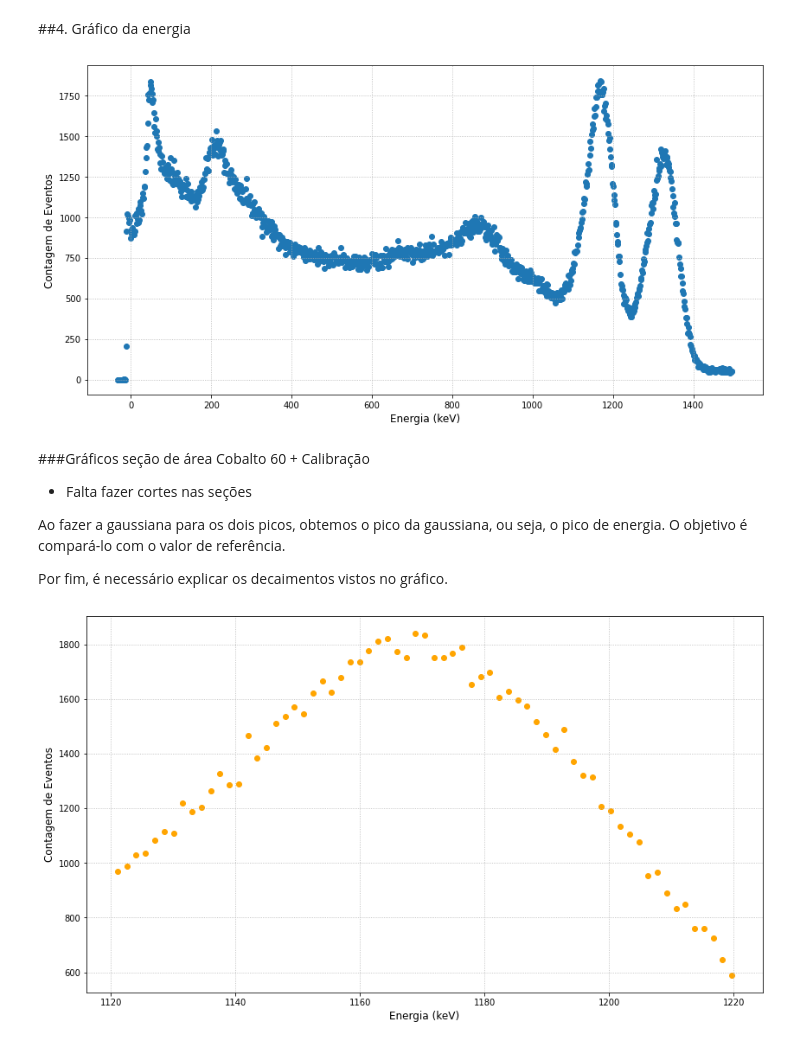
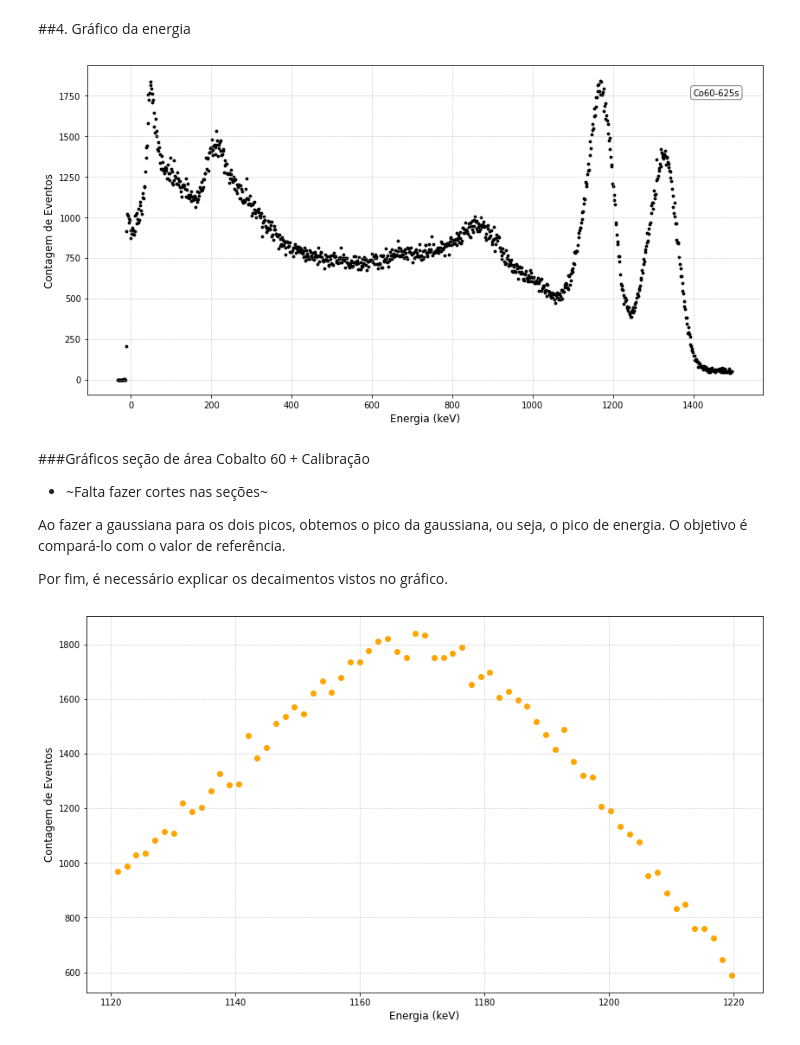
Before and after one commit to goulartsursula/DisciplinasUERJ, a Jupyter notebook: Estrutura da Materia 2/EspectroscopiaEmissoesGama.ipynb, the cells around one changed output. Cells and saved outputs as stored; diff of their text form; code cells hidden in the pictures.

```diff
--- a/Estrutura da Materia 2/EspectroscopiaEmissoesGama.ipynb
+++ b/Estrutura da Materia 2/EspectroscopiaEmissoesGama.ipynb
@@ -221,21 +238,21 @@ plt.grid(linestyle='dotted')
 # %%
 dataCo60 = pd.read_table('http://dfnae.fis.uerj.br/twiki/pub/DFNAE/EstruturaII/Co60-625s.tsv', skiprows=21)
 dataCo60['Energy'] = coef[0]*dataCo60['Channel'] + coef[1]
 
-fig = plt.subplots(figsize=(14,7))
-plt.scatter(dataCo60['Energy'], dataCo60['Counts'])
+fig, ax = plt.subplots(figsize=(14,7))
+plt.scatter(dataCo60['Energy'], dataCo60['Counts'], s=8, color='black')
 plt.xlabel('Energia (keV)', fontsize='12')
 plt.ylabel('Contagem de Eventos', fontsize='12')
-
+ax.text(1400, 1750, 'Co60-625s', bbox=dict(boxstyle='round', facecolor='white', alpha=0.5))
 plt.grid(linestyle='dotted')
 # %% [output]
-[figure, old version]
+[figure, new version]
 # %% [markdown]
 ###Gráficos seção de área Cobalto 60 + Calibração
 
 
 
-*   Falta fazer cortes nas seções
+*   ~Falta fazer cortes nas seções~
 
 Ao fazer a gaussiana para os dois picos, obtemos o pico da gaussiana, ou seja, o pico de energia. O objetivo é compará-lo com o valor de referência.
 
```
Also changed, not shown: parts of 6 cells of this notebook.
